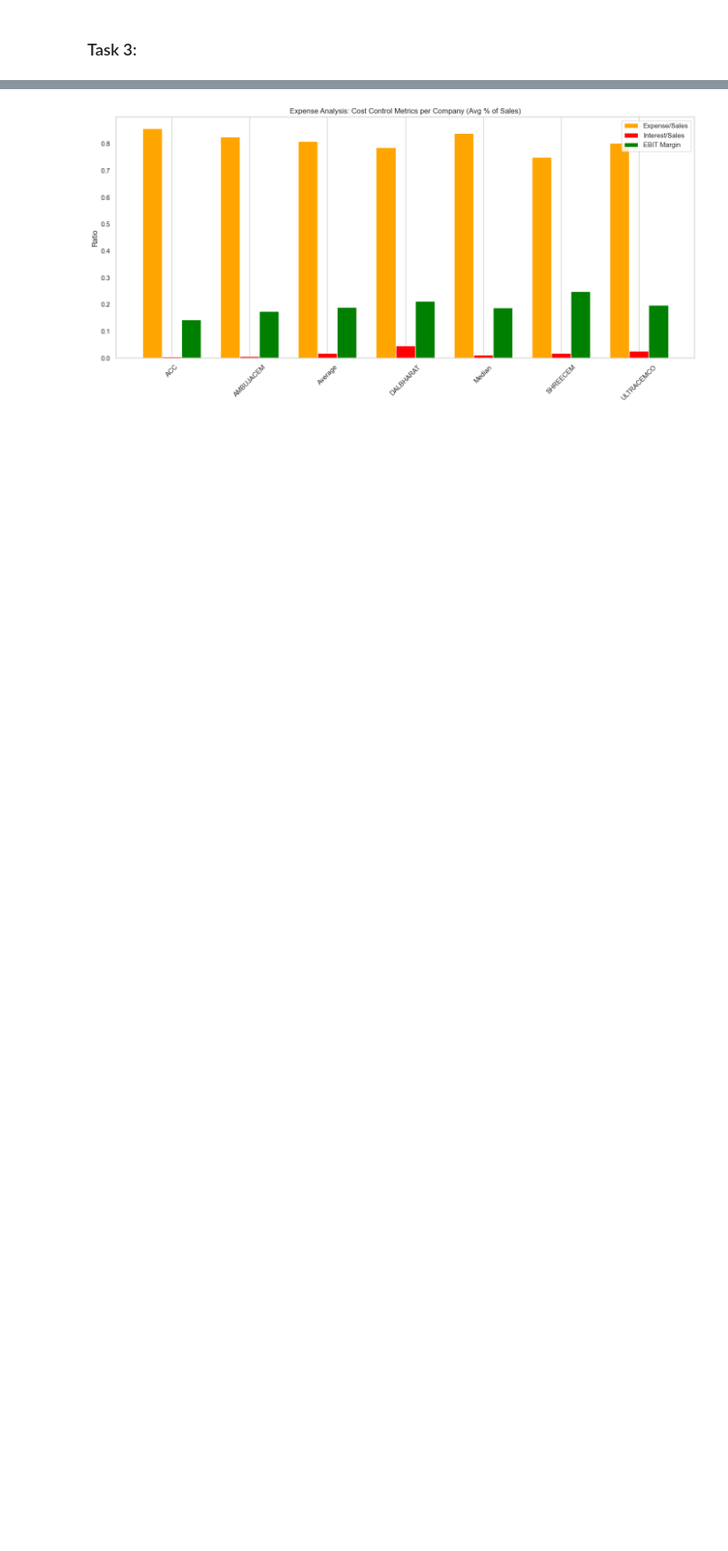
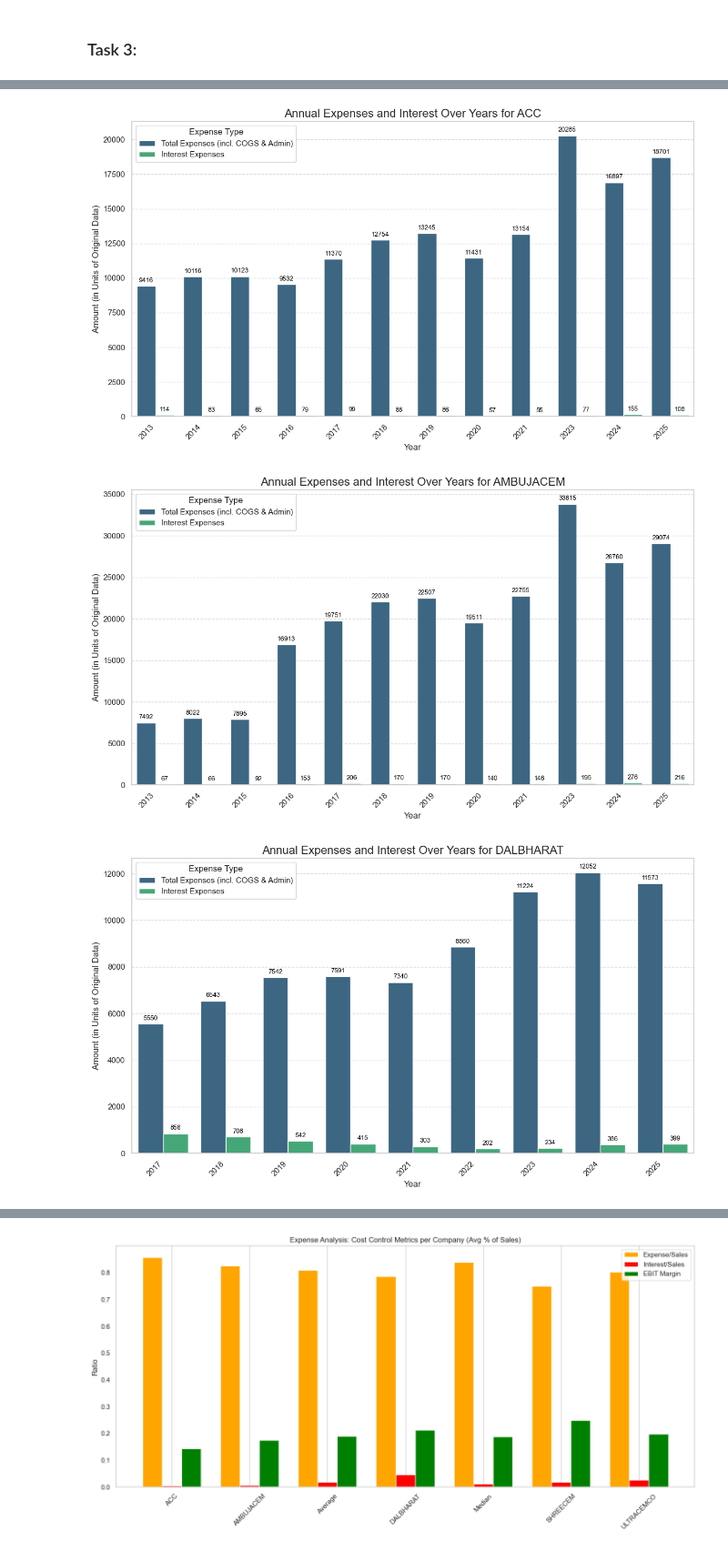
Before and after one commit to karankrish/Riskify, a Jupyter notebook: notebooks/Preprocessing/PL.ipynb, the cells around one changed output, grey strips where cells are left out. Shown at 91% size. Cells and saved outputs as stored; diff of their text form; code cells hidden in the pictures; blank space fills up the shorter version.

```diff
--- a/notebooks/Preprocessing/PL.ipynb
+++ b/notebooks/Preprocessing/PL.ipynb
@@ -495,0 +590,53 @@ df_pivot = df_melted.pivot_table(index=['Company', 'Year'],
+# %%
+# Function to plot the data for a selected company
+def plot_expenses_and_interest(data_frame, selected_company):
+    """
+    Generates a bar chart showing Total Expenses and Interest Expenses over years for a specific company.
+    Adds numerical values on top of each bar for better understanding.
+
+    Args:
+        data_frame (pd.DataFrame): The DataFrame containing financial data.
+        selected_company (str): The company to plot.
+    """
+    # Filter data for the selected company
+    plot_data = data_frame[data_frame['Company'] == selected_company].copy()
+
+    if plot_data.empty:
+        print(f"No data available for {selected_company} to plot.")
+        return
+
+    plt.figure(figsize=(12, 7)) # Set the figure size for better readability
+
+    # Melt the plot_data for easier plotting with seaborn's barplot
+    plot_data_melted = plot_data.melt(id_vars='Year',
+                                      value_vars=['Total Expenses (incl. COGS & Admin)', 'Interest Expenses'],
+                                      var_name='Expense Type',
+                                      value_name='Amount')
+
+    # Create a bar plot using seaborn
+    ax = sns.barplot(x='Year', y='Amount', hue='Expense Type', data=plot_data_melted, palette='viridis')
+
+    # Add values over the bars
+    for container in ax.containers:
+        ax.bar_label(container, fmt='%.0f', label_type='edge', fontsize=9, color='black', padding=3)
+
+
+    plt.title(f'Annual Expenses and Interest Over Years for {selected_company}', fontsize=16)
+    plt.xlabel('Year', fontsize=12)
+    plt.ylabel('Amount (in Units of Original Data)', fontsize=12)
+    plt.xticks(rotation=45, ha='right') # Rotate x-axis labels for better visibility
+    plt.legend(title='Expense Type')
+    plt.grid(axis='y', linestyle='--', alpha=0.7) # Add horizontal grid lines
+    plt.tight_layout() # Adjust layout to prevent labels from overlapping
+    plt.show() # Display the plot
+
+# Get a list of unique companies (excluding 'Average' and 'Median')
+companies_to_plot = sorted(final_company_breakdown['Company'].unique().tolist())
+
+# Iterate through each company and generate a plot
+for company in companies_to_plot:
+    plot_expenses_and_interest(final_company_breakdown, company)
+# %% [output]
+[figure, added]
+[figure, added]
+[figure, added]
```
Also changed, not shown: parts of 28 cells of this notebook.
